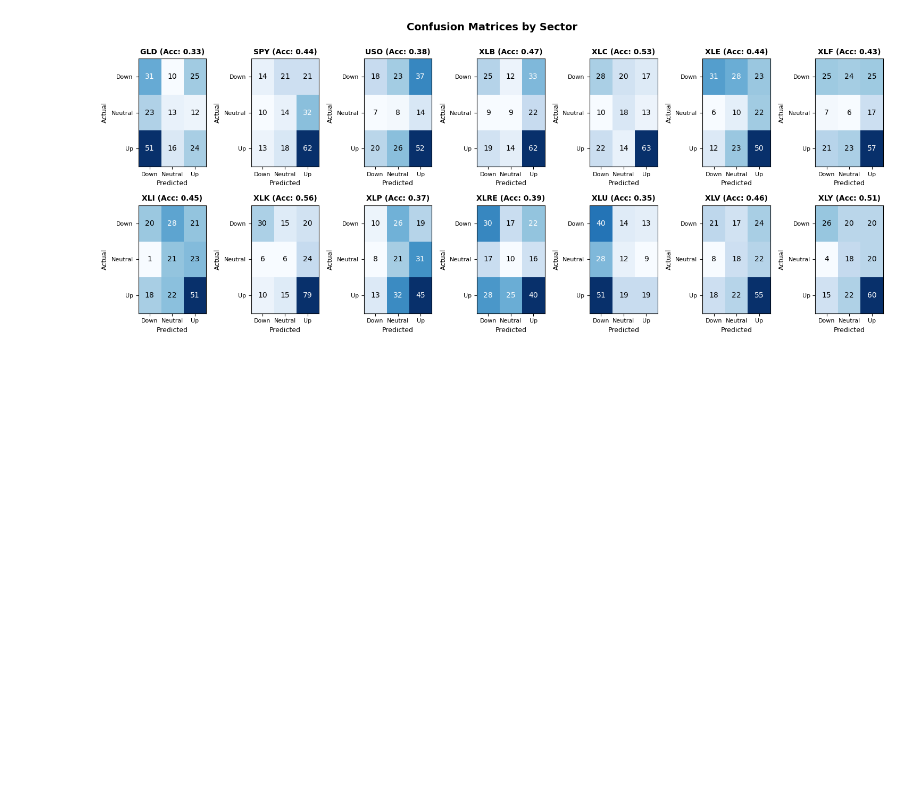
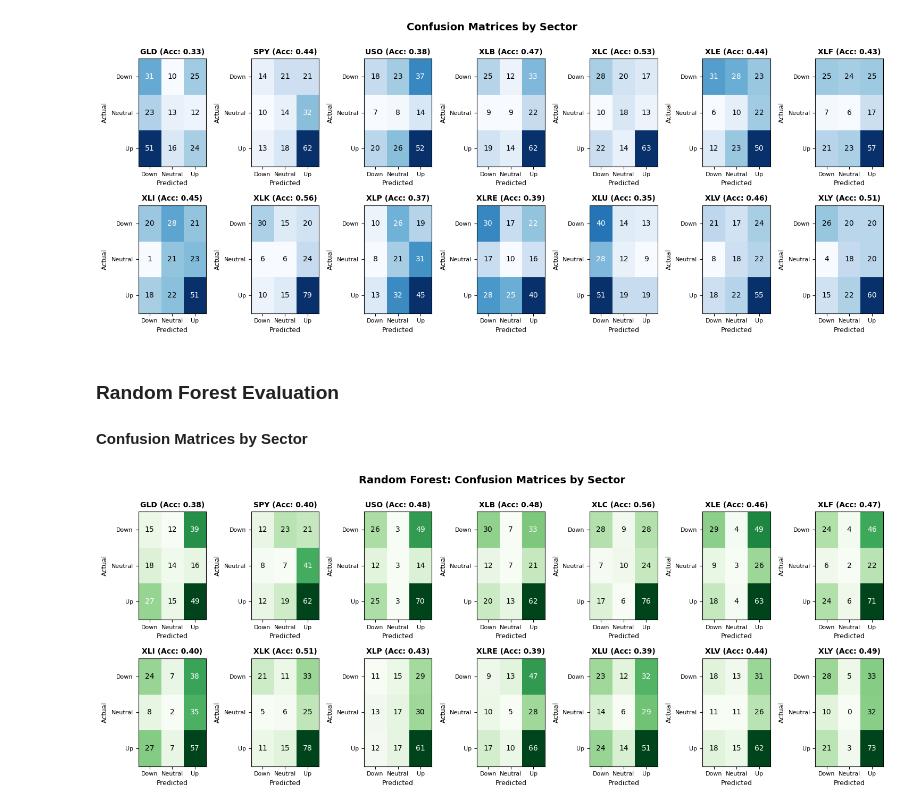
Before and after one commit to JakeCallcut/market-sector-sentiment-model, a Jupyter notebook: notebooks/EDA.ipynb, the cells around one changed output. Saved outputs shown, nothing was run; the diff lists cells and outputs as text; code cells hidden in the pictures; blank space fills up the shorter version.

Commit message:
added random forest

```diff
--- a/notebooks/EDA.ipynb
+++ b/notebooks/EDA.ipynb
@@ -6,10 +6,12 @@ import numpy as np
 # define file paths
 MODEL_TABLE_PATH = "../data/results/modelling_table.csv"
 MNLG_TABLE_PATH = "../data/results/mn_logreg_evaluation.csv"
+RF_TABLE_PATH = "../data/results/rf_evaluation.csv"
 
 # load datasets
 model_df = pd.read_csv(MODEL_TABLE_PATH, index_col="date")  # main modelling table with sentiment and returns
 mnlg_df = pd.read_csv(MNLG_TABLE_PATH)  # multinomial logistic regression evaluation metrics
+rf_df = pd.read_csv(RF_TABLE_PATH)  # random forest evaluation metrics
 # %% [markdown]
 ## Exploratory Data Analysis
 This notebook will explore the modelling table of financial and social data to explore its relationships and patterns
@@ -150,3 +152,48 @@ fig.tight_layout()
 plt.show()
 # %% [output]
 [figure]
+# %% [markdown]
+### Random Forest Evaluation
+
+#### Confusion Matrices by Sector
+# %%
+# extract confusion matrix columns and define class labels
+cm_cols = [col for col in rf_df.columns if col.startswith('cm_')]
+class_labels = ['Down', 'Neutral', 'Up']
+
+# create grid of subplots
+fig, axes = plt.subplots(2, 7, figsize=(15, 6))
+axes = axes.flatten()
+
+# generate a confusion matrix heatmap for each sector
+for idx, row in rf_df.iterrows():
+    ax = axes[idx]
+
+    # put the confusion matrix values into a 3x3 grid
+    cm = np.array([row[col] for col in cm_cols]).reshape(3, 3)
+
+    # create heatmap with green colors to differentiate from logistic regression
+    im = ax.imshow(cm, cmap='Greens', aspect='auto')
+
+    # set axis ticks and labels
+    ax.set_xticks(np.arange(3))
+    ax.set_yticks(np.arange(3))
+    ax.set_xticklabels(class_labels, fontsize=8)
+    ax.set_yticklabels(class_labels, fontsize=8)
+    ax.set_ylabel('Actual', fontsize=9)
+    ax.set_xlabel('Predicted', fontsize=9)
+
+    # add count annotations to each cell
+    for i in range(3):
+        for j in range(3):
+            text = ax.text(j, i, int(cm[i, j]), ha="center", va="center",
+                          color="white" if cm[i, j] > cm.max()/2 else "black", fontsize=10)
+
+    # add sector name and accuracy to subplot title
+    ax.set_title(f'{row["ticker"]} (Acc: {row["accuracy_mean"]:.2f})', fontsize=10, fontweight='bold')
+
+plt.suptitle('Random Forest: Confusion Matrices by Sector', fontsize=14, fontweight='bold', y=1.00)
+fig.tight_layout()
+plt.show()
+# %% [output]
+[figure, added]
```
Also changed, not shown: 2 other files.
